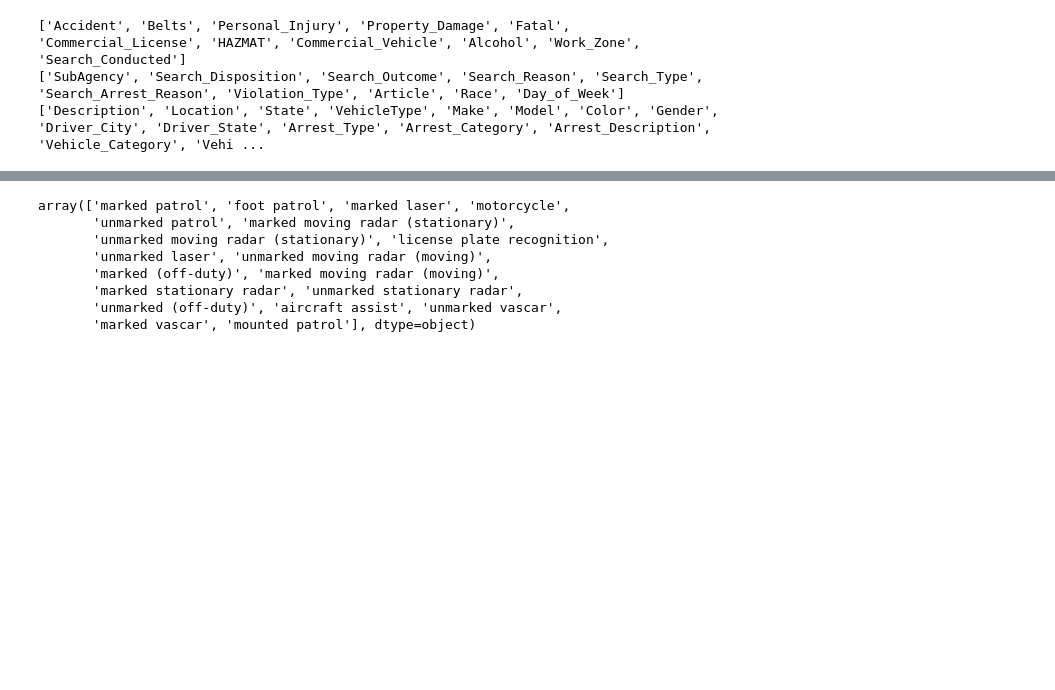
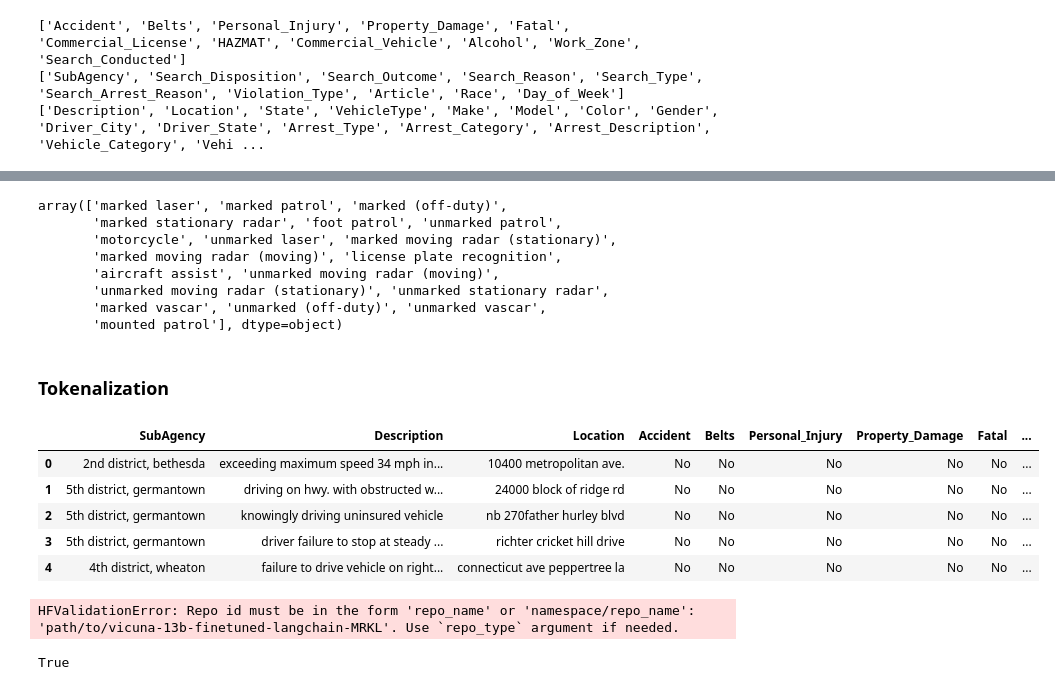
Before and after one commit to avariza/JAQLN-AI, a Jupyter notebook: tasks/model/nlp_preprocessing.ipynb, the cells around one changed output, grey strips where cells are left out. Cells and saved outputs as stored; diff of their text form; code cells hidden in the pictures; blank space fills up the shorter version.

```diff
--- a/tasks/model/nlp_preprocessing.ipynb
+++ b/tasks/model/nlp_preprocessing.ipynb
@@ -108,12 +128,60 @@ array(['HONDA', 'NISSAN', 'LEXUS', ..., 'FROD', 'YAHMAHA', 'WORKHORSE'],
       dtype=object)
 # %%
-random_sample['Arrest_Description'].unique()
+train_sample['Arrest_Description'].unique()
 # %% [output]
-array(['marked patrol', 'foot patrol', 'marked laser', 'motorcycle',
-       'unmarked patrol', 'marked moving radar (stationary)',
-       'unmarked moving radar (stationary)', 'license plate recognition',
-       'unmarked laser', 'unmarked moving radar (moving)',
-       'marked (off-duty)', 'marked moving radar (moving)',
-       'marked stationary radar', 'unmarked stationary radar',
-       'unmarked (off-duty)', 'aircraft assist', 'unmarked vascar',
-       'marked vascar', 'mounted patrol'], dtype=object)
+array(['marked laser', 'marked patrol', 'marked (off-duty)',
+       'marked stationary radar', 'foot patrol', 'unmarked patrol',
+       'motorcycle', 'unmarked laser', 'marked moving radar (stationary)',
+       'marked moving radar (moving)', 'license plate recognition',
+       'aircraft assist', 'unmarked moving radar (moving)',
+       'unmarked moving radar (stationary)', 'unmarked stationary radar',
+       'marked vascar', 'unmarked (off-duty)', 'unmarked vascar',
+       'mounted patrol'], dtype=object)
+# %% [markdown]
+### Tokenalization
+# %%
+train_sample['Arrest_Description_Tokens'] = train_sample['Arrest_Description'].apply(tokenize_text)
+# %%
+train_sample['Description_Tokens'] = train_sample['Description'].apply(tokenize_text_with_numbers)
+# %%
+train_sample.head()
+# %% [output]
+|  | SubAgency | Description | Location | Accident | Belts | Personal_Injury | Property_Damage | Fatal | ... |
+| 0 | 2nd district, bethesda | exceeding maximum speed 34 mph in... | 10400 metropolitan ave. | No | No | No | No | No | ... |
+| 1 | 5th district, germantown | driving on hwy. with obstructed w... | 24000 block of ridge rd | No | No | No | No | No | ... |
+| 2 | 5th district, germantown | knowingly driving uninsured vehicle | nb 270father hurley blvd | No | No | No | No | No | ... |
+| 3 | 5th district, germantown | driver failure to stop at steady ... | richter cricket hill drive | No | No | No | No | No | ... |
+| 4 | 4th district, wheaton | failure to drive vehicle on right... | connecticut ave peppertree la | No | No | No | No | No | ... |
+# %%
+from transformers import AutoTokenizer, AutoModelForCausalLM
+
+tokenizer = AutoTokenizer.from_pretrained("path/to/vicuna-13b-finetuned-langchain-MRKL")
+model = AutoModelForCausalLM.from_pretrained("path/to/vicuna-13b-finetuned-langchain-MRKL")
+model.cuda()
+
+prompt = """Answer the following questions as best you can. You have access to the following tools:
+
+Search: useful for when you need to answer questions about current events
+Calculator: useful for when you need to answer questions about math
+
+Use the following format:
+
+Question: the input question you must answer
+Thought: you should always think about what to do
+Action: the action to take, should be one of [Search, Calculator]
+Action Input: the input to the action
+Observation: the result of the action
+... (this Thought/Action/Action Input/Observation can repeat N times)
+Thought: I now know the final answer
+Final Answer: the final answer to the original input question
+
+Begin!
+
+Question: The current age of the President of the United States multiplied by 0.5.
+Thought:"""
+
+input_ids = tokenizer(prompt, return_tensors='pt').input_ids.to("cuda")
+tokens =  model.generate(input_ids,min_length = 5, max_new_tokens=128,do_sample = True, temperature = 0.7, top_p = 0.9)
+print(tokenizer.decode(tokens[0], skip_special_tokens=True))
+# %% [output]
+HFValidationError: Repo id must be in the form 'repo_name' or 'namespace/repo_name': 'path/to/vicuna-13b-finetuned-langchain-MRKL'. Use `repo_type` argument if needed.
@@ -119,0 +195,4 @@ array(['marked patrol', 'foot patrol', 'marked laser', 'motorcycle',
+# %%
+tokenizer.is_fast
+# %% [output]
+True
```
Also changed, not shown: parts of 15 cells of this notebook, 7 other files.
